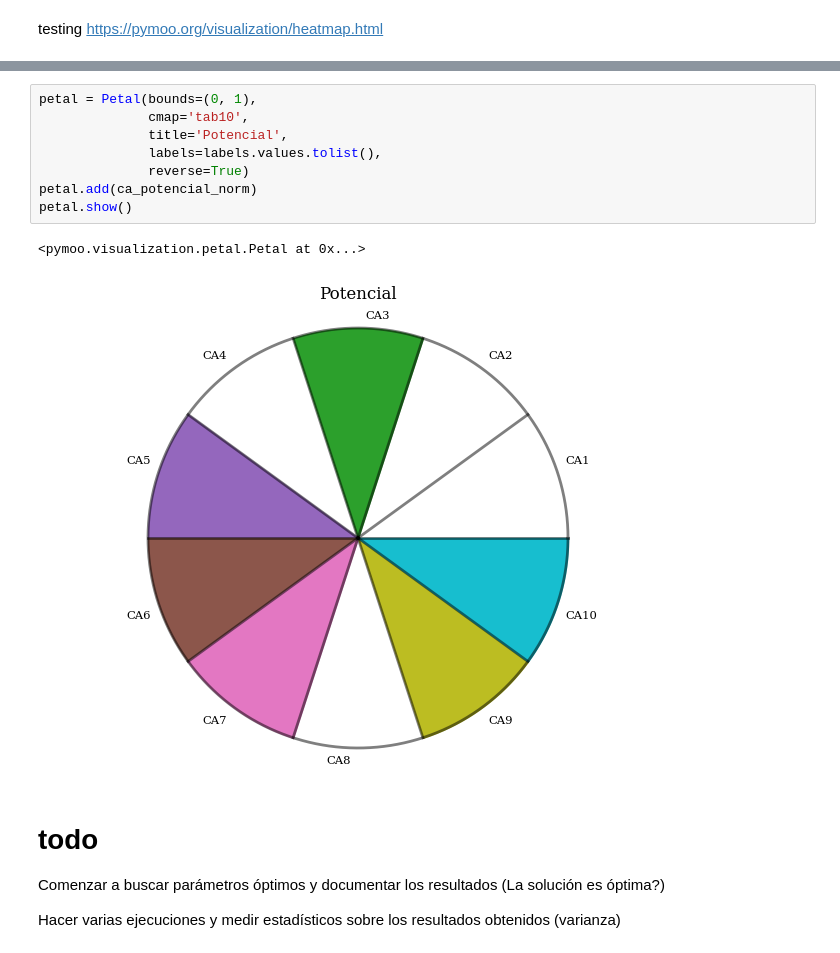
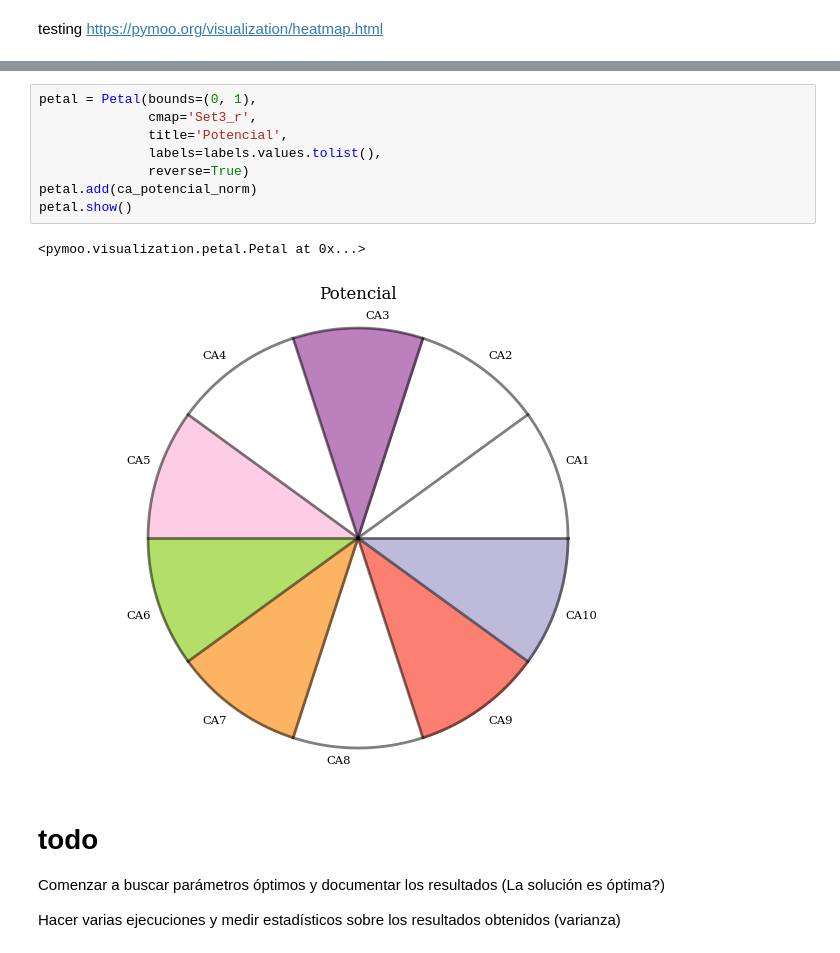
Before and after one commit to jefftorres/cheese, a Jupyter notebook: Queso.ipynb, the cells around one changed output, grey strips where cells are left out. Drawn from its saved outputs; the diff is of its cells as text.

```diff
--- a/Queso.ipynb
+++ b/Queso.ipynb
@@ -615,15 +684,15 @@ petal.show()
 [figure]
 # %%
 petal = Petal(bounds=(0, 1),
-              cmap='tab10',
+              cmap='Set3_r',
               title='Potencial',
               labels=labels.values.tolist(),
               reverse=True)
 petal.add(ca_potencial_norm)
 petal.show()
 # %% [output]
 <pymoo.visualization.petal.Petal at 0x...>
-[figure, old version]
+[figure, new version]
 # %% [markdown]
 # todo
 
```
Also changed, not shown: parts of 14 cells of this notebook.
